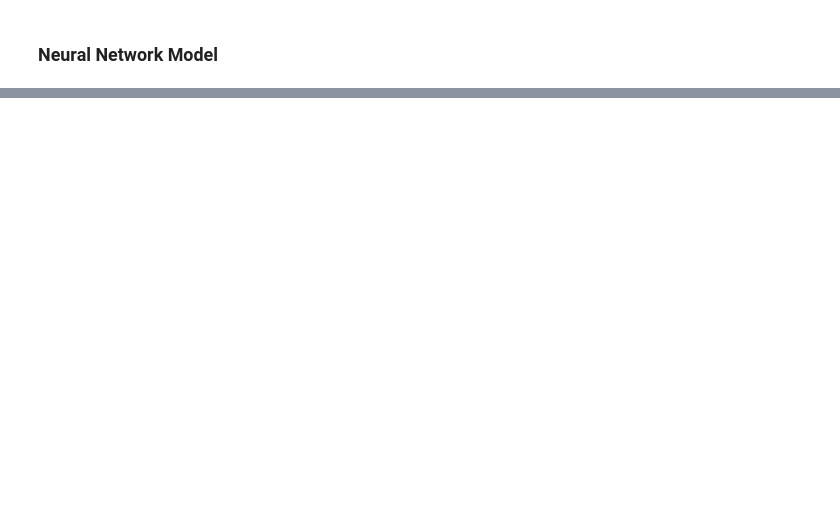
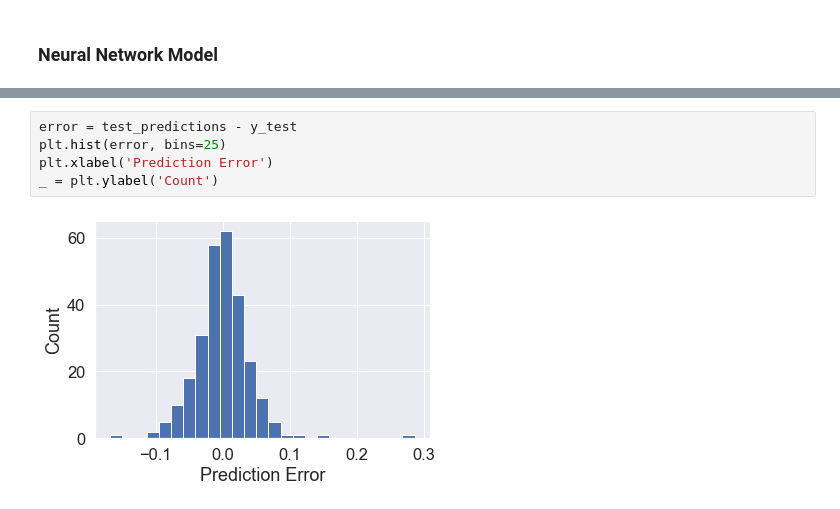
Before and after one commit to vvenkatesh-ML/Projects, a Jupyter notebook: Assignment 1/assignment_code.ipynb, the cells around one changed output, grey strips where cells are left out. Drawn from its saved outputs; the diff is of its cells as text; blank space fills up the shorter version.

```diff
--- a/Assignment 1/assignment_code.ipynb
+++ b/Assignment 1/assignment_code.ipynb
@@ -277,0 +307,7 @@ The RMSE is 0.048933341862059575
+# %%
+error = test_predictions - y_test
+plt.hist(error, bins=25)
+plt.xlabel('Prediction Error')
+_ = plt.ylabel('Count')
+# %% [output]
+[figure, added]
```
Also changed, not shown: parts of 7 cells of this notebook.
